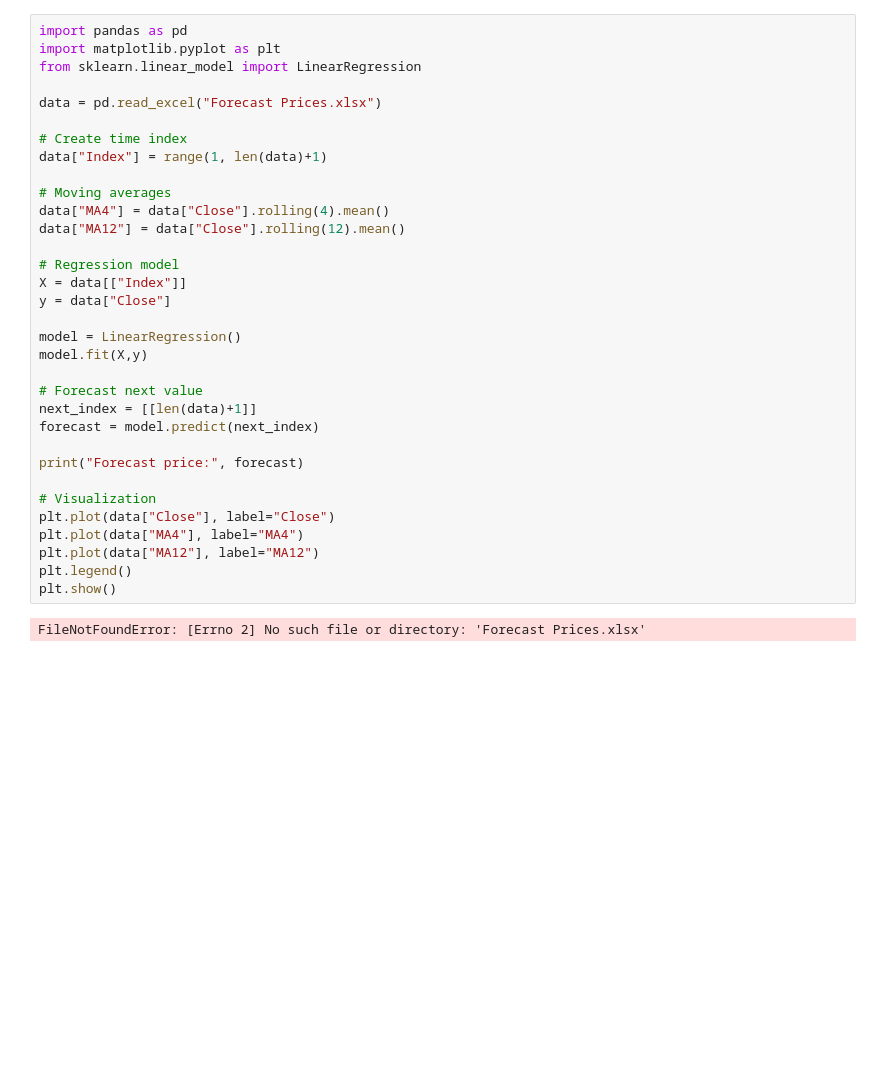
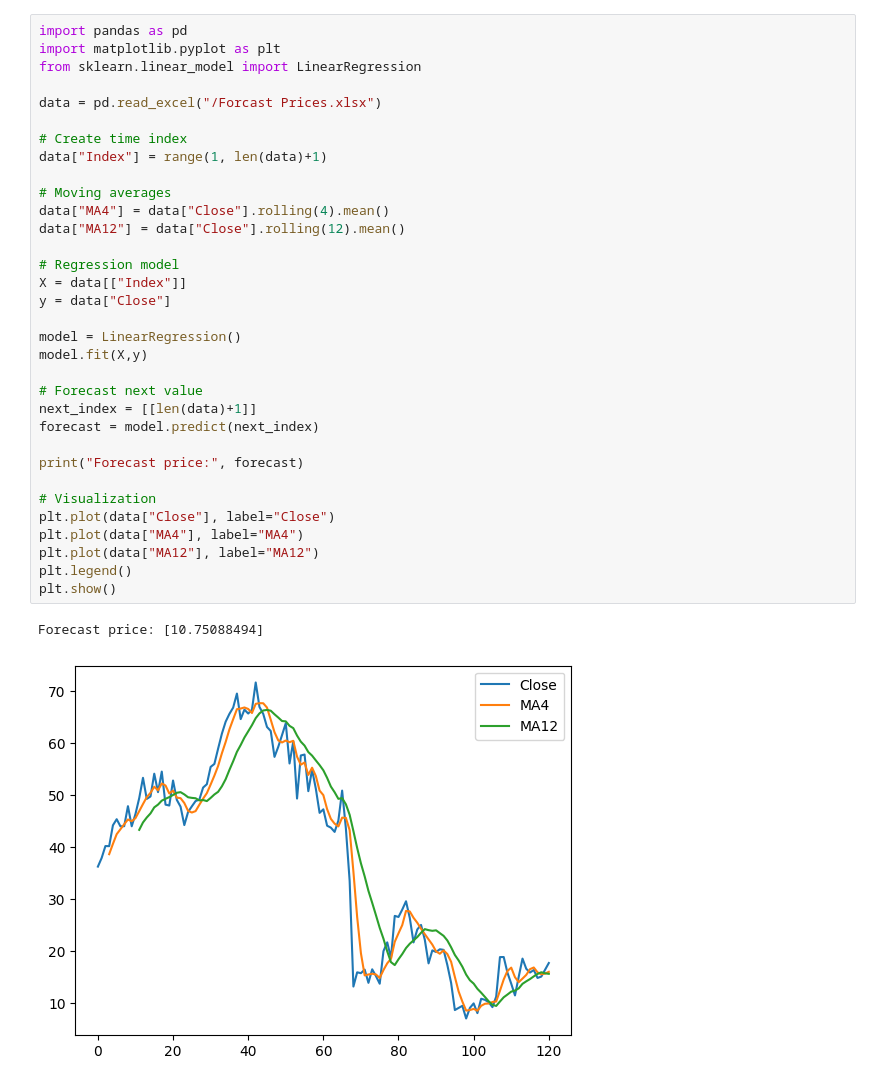
Before and after one commit to syeda7/Statistic-Forecast-code, a Jupyter notebook: Code Forecast.ipynb, the cells around one changed output. Cells and saved outputs as stored; diff of their text form; blank space fills up the shorter version.

```diff
--- a/Code Forecast.ipynb
+++ b/Code Forecast.ipynb
@@ -3,33 +3,34 @@ import pandas as pd
 import matplotlib.pyplot as plt
 from sklearn.linear_model import LinearRegression
 
-data = pd.read_excel("Forecast Prices.xlsx")
+data = pd.read_excel("/Forcast Prices.xlsx")
 
 # Create time index
 data["Index"] = range(1, len(data)+1)
 
 # Moving averages
 data["MA4"] = data["Close"].rolling(4).mean()
 data["MA12"] = data["Close"].rolling(12).mean()
 
 # Regression model
 X = data[["Index"]]
 y = data["Close"]
 
 model = LinearRegression()
 model.fit(X,y)
 
 # Forecast next value
 next_index = [[len(data)+1]]
 forecast = model.predict(next_index)
 
 print("Forecast price:", forecast)
 
 # Visualization
 plt.plot(data["Close"], label="Close")
 plt.plot(data["MA4"], label="MA4")
 plt.plot(data["MA12"], label="MA12")
 plt.legend()
 plt.show()
 # %% [output]
-FileNotFoundError: [Errno 2] No such file or directory: 'Forecast Prices.xlsx'
+Forecast price: [10.75088494]
+[figure, added]
```
